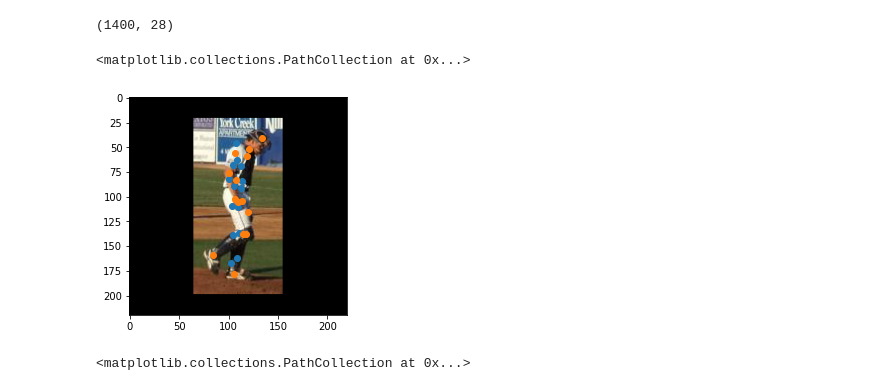
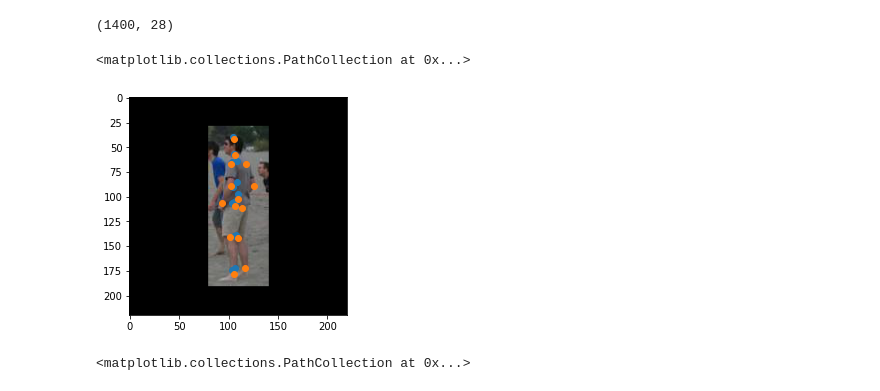
Before and after one commit to AminAlam/DeepPose, a Jupyter notebook: ISP_DNN.ipynb, the cells around one changed output. Drawn from its saved outputs; the diff is of its cells as text; code cells hidden in the pictures.

```diff
--- a/ISP_DNN.ipynb
+++ b/ISP_DNN.ipynb
@@ -83,0 +79,11 @@ for i in range(1,2001):
+# %%
+for i in range(0,2000):
+  img = image_list[i]
+  img = flip(img,1)
+  new_coords = joints[:,:,i]
+  new_coords[0,:] = (220 - 220*new_coords[0,:])/220
+  joints = np.dstack((joints, new_coords))
+  image_list.append(img)
+
+print(new_coords.shape)
+print(joints.shape)
@@ -106,7 +129,7 @@ Y_test = np.transpose(np.reshape(Y_test,(28,300)))
 # %%
 batch_size = 128
 epochs_number = 120
-learning_rate = 5e-4
+learning_rate = 5e-5
 momentum = 0.9
 
 
@@ -145,16 +168,10 @@ def l2_loss(y_true, y_pred):
   diff = tf.math.pow(x_diff,2) + tf.math.pow(y_diff,2)
   return tf.keras.backend.sum(diff)
 
-def my_loss():
-  def loss(y_true, y_pred):
-    return l2_loss(y_true, y_pred)
-  return loss
-
-l2_loss_model = my_loss()
 
 optimizer = tf.keras.optimizers.Adam(learning_rate=learning_rate)
-model.compile(loss=l2_loss_model , optimizer=optimizer, metrics=[soft_acc])
+model.compile(loss=l2_loss , optimizer=optimizer, metrics=[soft_acc])
 model.fit(X_train, Y_train, epochs=epochs_number, batch_size=batch_size, validation_data=(X_validation, Y_validation))
 
-test_results = model.evaluate(X_validation, Y_validation, verbose=1)
-print('\n', "Test results - Loss: {0:.2f} - Accuracy: {1:.2f}%".format(test_results[0],test_results[1]))
+# test_results = model.evaluate(X_test, Y_test, verbose=1)
+# print('\n', "Test results - Loss: {0:.2f} - Accuracy: {1:.2f}%".format(test_results[0],test_results[1]))
@@ -179,0 +178,3 @@ InvalidArgumentError: ignored
+# %%
+epochs_number = 480*2
+model.fit(X_train, Y_train, epochs=epochs_number, batch_size=batch_size, validation_data=(X_validation, Y_validation), initial_epoch=240*2)
@@ -180,6 +200,6 @@ InvalidArgumentError: ignored
 # %%
 print(X_train.shape)
-test = model.predict(X_train)
+test = model.predict(X_validation)
 # %% [output]
 (1400, 220, 220, 3)
 # %%
@@ -187,13 +207,13 @@ print(test.shape)
 # %% [output]
 (1400, 28)
 # %%
-img_number = 3
-plt.imshow(X_train[img_number])
+img_number = 102
+plt.imshow(X_validation[img_number])
 plt.scatter(test[img_number,0:14]*220, test[img_number,14:28]*220)
-plt.scatter(Y_train[img_number,0:14]*220, Y_train[img_number,14:28]*220)
+plt.scatter(Y_validation[img_number,0:14]*220, Y_validation[img_number,14:28]*220)
 # %% [output]
 <matplotlib.collections.PathCollection at 0x...>
-[figure, old version]
+[figure, new version]
 # %%
 img_number = 10
 plt.imshow(X_train[img_number])
```
Also changed, not shown: parts of 8 cells of this notebook.
